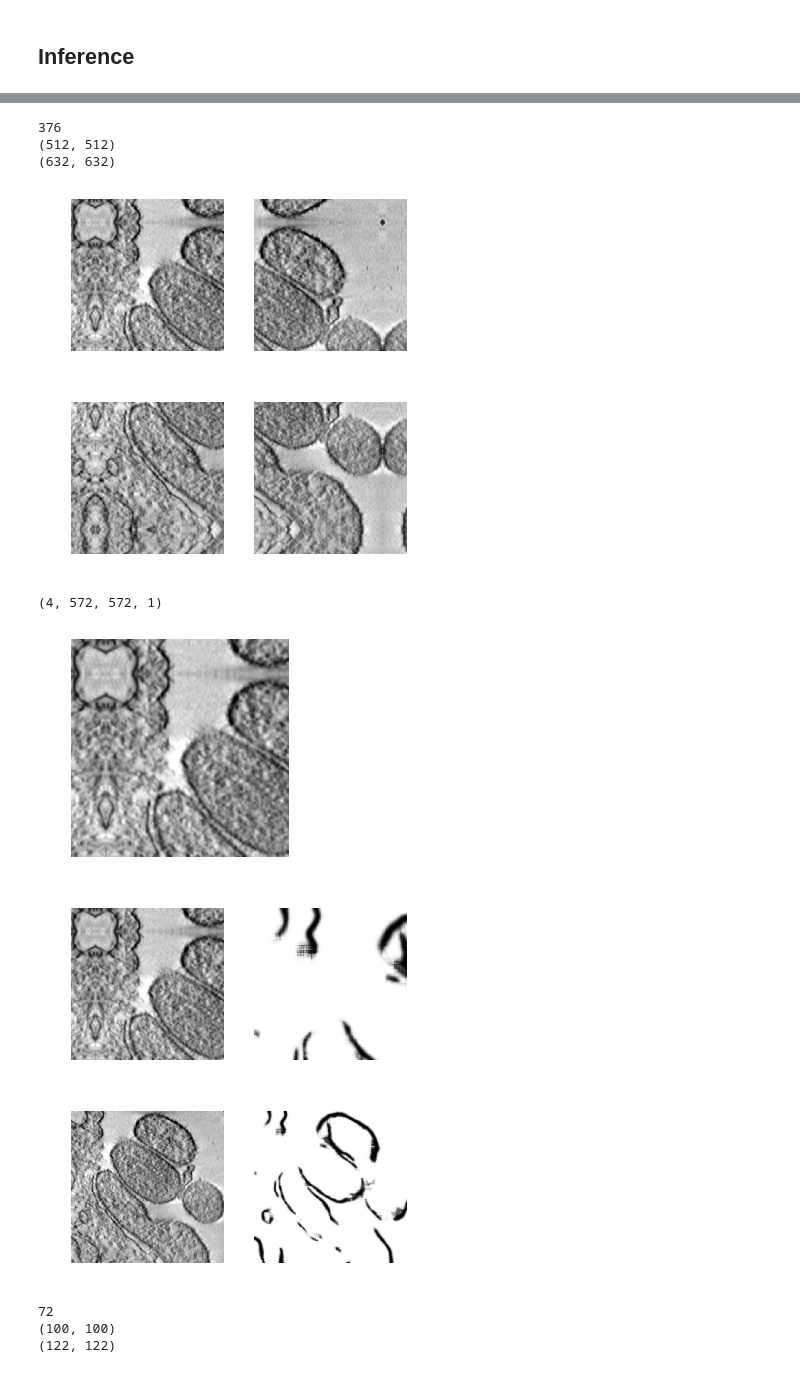
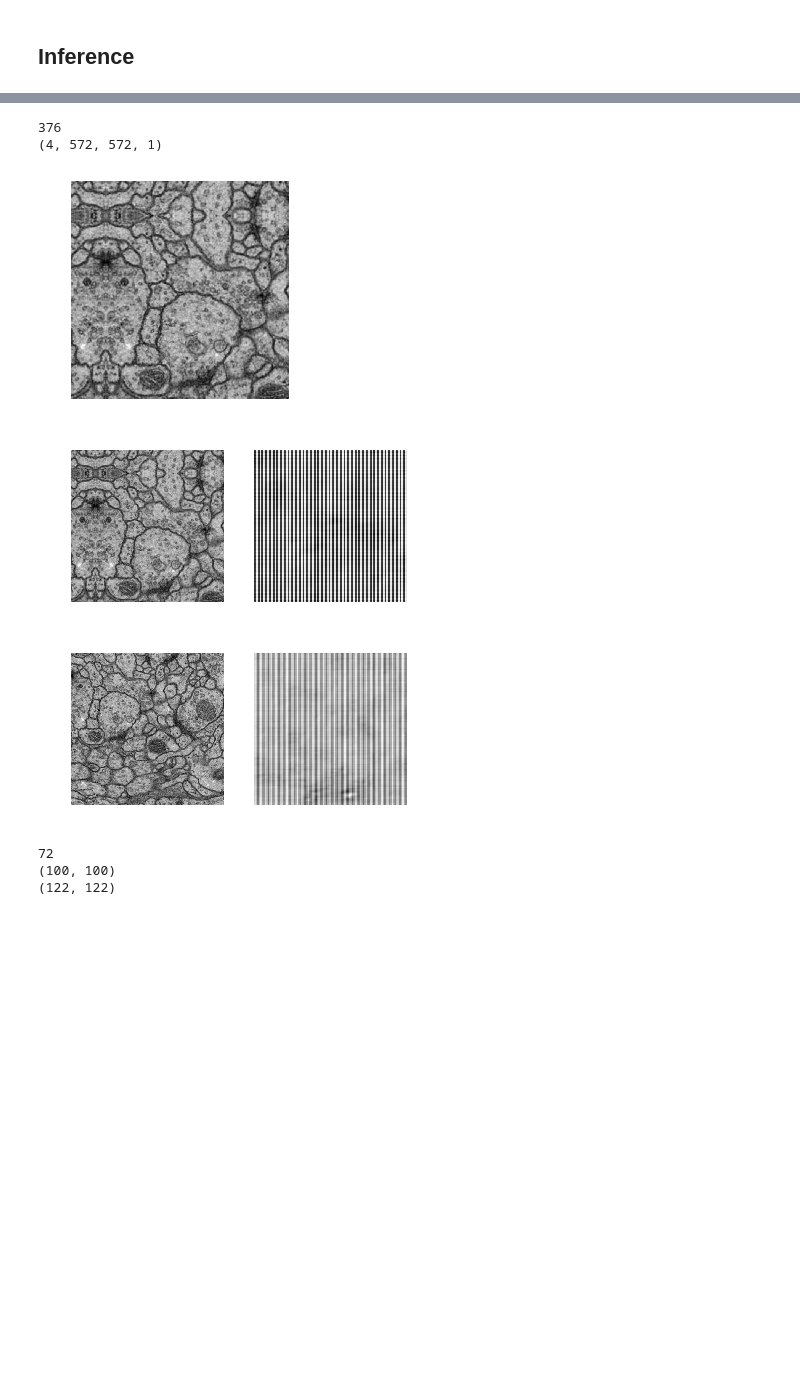
Before and after one commit to RuralCat/semantic_segmentation, a Jupyter notebook: em_segmentation.ipynb, the cells around one changed output, grey strips where cells are left out. Saved outputs shown, nothing was run; the diff lists cells and outputs as text; code cells hidden in the pictures; blank space fills up the shorter version.

```diff
--- a/em_segmentation.ipynb
+++ b/em_segmentation.ipynb
@@ -44,4 +43,12 @@ Initialised with 30 image(s) found.
 Output directory set to ../data/test images/output.
 # %% [markdown]
 ## Inference
+# %%
+# create model
+model = Unet()
+#weights_name = 'results/weights/model_unet_1126_1550_cs24.weights'
+weights_name = 'results/weights/model_unet_no1234skip_1212_1942_cs24.weights'
+# read mean map
+with open('mean_map.pic', 'rb') as f:
+    mean_map = pickle.load(f)
 # %%
@@ -53,5 +86,4 @@ multi_plot_image([x[0][:,:,0], y[0][:,:,0]])
 # %%
-model = Unet()
-weights_name = 'results/weights/model_unet_1126_1550_cs24.weights'
+# prediction
 pred_y_x = model.predict(weights_name, x[0:100])
 pred_y_t = model.predict(weights_name, t[0:100])
@@ -62,0 +90,4 @@ multi_plot_image([x[ind][:,:,0], pred_y_x[ind][:,:,0]])
+# %%
+model.model.load_weights(weights_name)
+model.model.compile(optimizer=opt.Adam(lr=0.001), loss='binary_crossentropy', metrics=['accuracy'])
+model.model.evaluate(x, y)
@@ -101,9 +137,9 @@ def predict_image(im, model, patch_shape):
     im = np.pad(im, pad_shape, 'symmetric')
     patch_shape_w = patch_shape + pad_shape
 # %%
-with Image.open('../data/membrane.tif') as im:
+with Image.open('../data/images/image_1.tif') as im:
     im = np.array(im) / 255
-im = aug.resize(im[0:300, 650:], (512, 512))
+# im = aug.resize(im[0:300, 650:], (512, 512))
 cs = 256
 ps = np.int32((cs * 572 / 388 - cs) / 2)
 im1 = np.pad(im, (ps, ps), 'symmetric')
@@ -112,44 +148,35 @@ print(s0)
 
 im_lt = aug.crop(im1, 0, 0, s0, s0)
 im_lb = aug.crop(im1, 0, cs, s0, s0)
 im_rt = aug.crop(im1, cs, 0, s0, s0)
 im_rb = aug.crop(im1, cs, cs, s0, s0)
 im_stack = [im_lt, im_lb, im_rt, im_rb]
 im_stack = aug.augment_mask(im_stack, aug.resize, dst_size=(572, 572))
-print(im.shape)
-print(im1.shape)
-multi_plot_image([im_lt, im_lb])
-multi_plot_image([im_rt, im_rb])
 
 ims = np.array(im_stack)
 ims = np.reshape(ims, (4, 572, 572, 1))
 print(ims.shape)
 plot_image(ims[0][:,:,0])
 
 # normalize
 ims -= mean_map
 y0 = model.predict(weights_name, ims)
 y0 = np.squeeze(y0)
 multi_plot_image([ims[0][:,:,0], y0[0]])
 # resize
 
 #merge
 y_t0 = np.zeros((512, 512))
 y_t0[0:cs, 0:cs] = aug.resize(y0[0], (cs, cs))
 y_t0[0:cs, cs:] = aug.resize(y0[1], (cs, cs))
 y_t0[cs:, 0:cs] = aug.resize(y0[2], (cs, cs))
 y_t0[cs:, cs:] = aug.resize(y0[3], (cs, cs))
 
+#y_t0 = y_t0 > 0.95
 multi_plot_image([im, y_t0])
-y_t0 = y_t0 > 0.5
-#skio.imsave( "../data/test_mask_11.tif", np.uint8(255*y_t0))
 # %% [output]
 376
-(512, 512)
-(632, 632)
+(4, 572, 572, 1)
-[figure, old version]
+[figure, new version]
-[figure, old version]
+[figure, new version]
-(4, 572, 572, 1)
-[figure, old version]
+[figure, new version]
-[figure, removed]
-[figure, removed]
```
Also changed, not shown: parts of 19 cells of this notebook, 13 other files.
